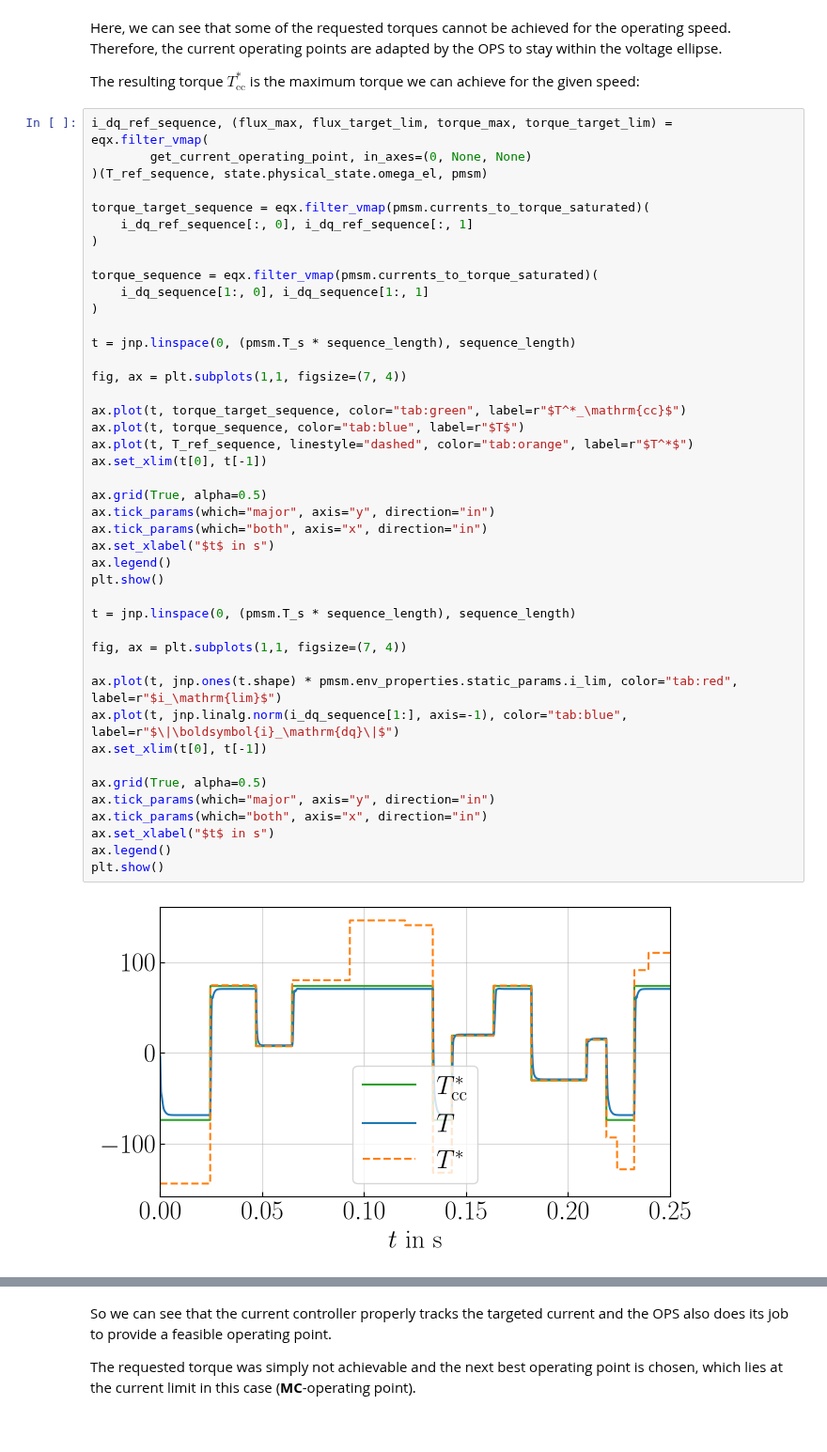
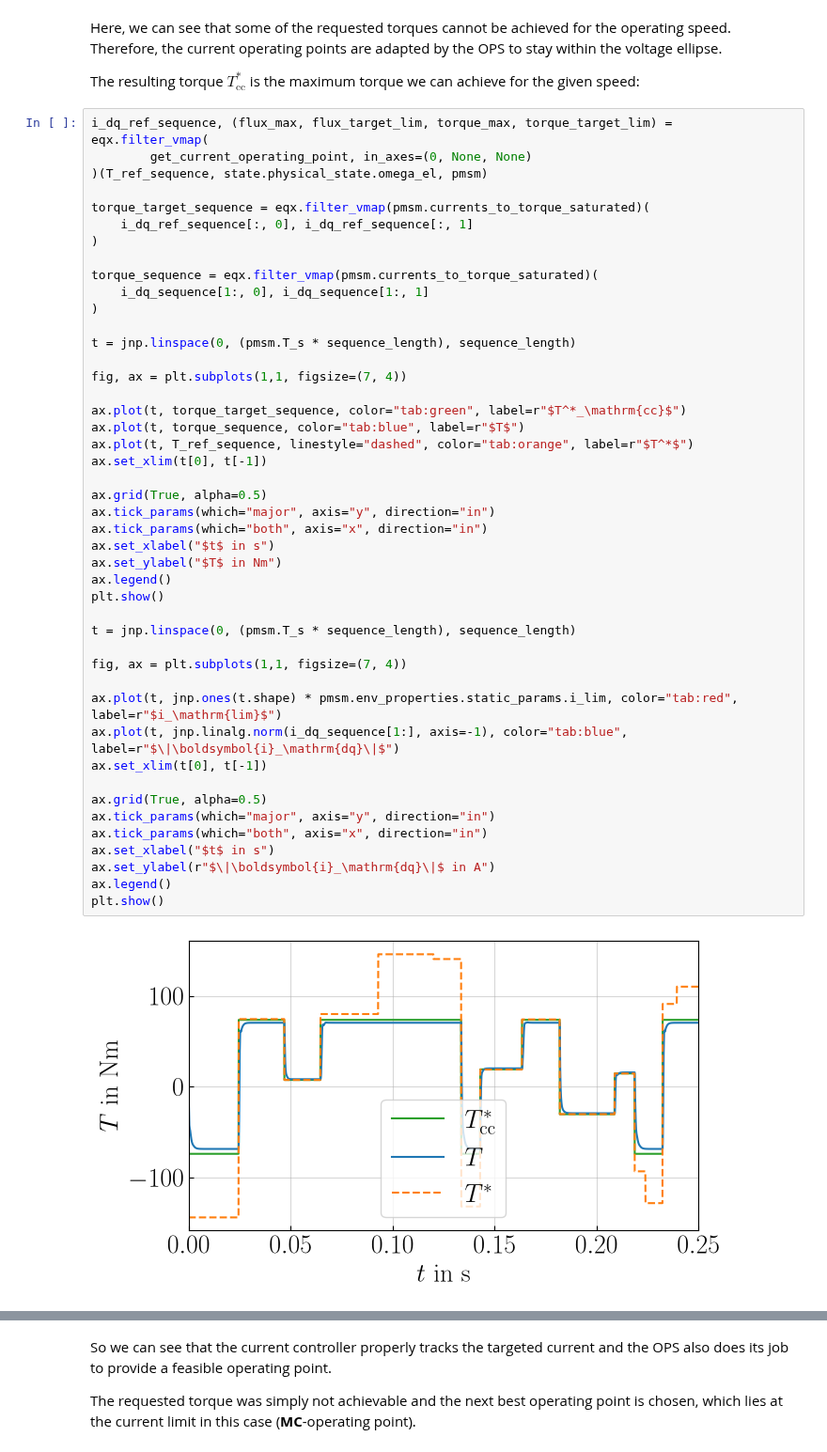
Before and after one commit to IAS-Uni-Siegen/CTPD_course, a Jupyter notebook: interactive_notebooks/inb05/inb05-PMSM_operating_point_selection.ipynb, the cells around one changed output, grey strips where cells are left out. Shown at 94% size. Cells and saved outputs as stored; diff of their text form.

```diff
--- a/interactive_notebooks/inb05/inb05-PMSM_operating_point_selection.ipynb
+++ b/interactive_notebooks/inb05/inb05-PMSM_operating_point_selection.ipynb
@@ -1111,31 +1111,33 @@ t = jnp.linspace(0, (pmsm.T_s * sequence_length), sequence_length)
 
 fig, ax = plt.subplots(1,1, figsize=(7, 4))
 
 ax.plot(t, torque_target_sequence, color="tab:green", label=r"$T^*_\mathrm{cc}$")
 ax.plot(t, torque_sequence, color="tab:blue", label=r"$T$")
 ax.plot(t, T_ref_sequence, linestyle="dashed", color="tab:orange", label=r"$T^*$")
 ax.set_xlim(t[0], t[-1])
 
 ax.grid(True, alpha=0.5)
 ax.tick_params(which="major", axis="y", direction="in")
 ax.tick_params(which="both", axis="x", direction="in")
 ax.set_xlabel("$t$ in s")
+ax.set_ylabel("$T$ in Nm")
 ax.legend()
 plt.show()
 
 t = jnp.linspace(0, (pmsm.T_s * sequence_length), sequence_length)
 
 fig, ax = plt.subplots(1,1, figsize=(7, 4))
 
 ax.plot(t, jnp.ones(t.shape) * pmsm.env_properties.static_params.i_lim, color="tab:red", label=r"$i_\mathrm{lim}$")
 ax.plot(t, jnp.linalg.norm(i_dq_sequence[1:], axis=-1), color="tab:blue", label=r"$\|\boldsymbol{i}_\mathrm{dq}\|$")
 ax.set_xlim(t[0], t[-1])
 
 ax.grid(True, alpha=0.5)
 ax.tick_params(which="major", axis="y", direction="in")
 ax.tick_params(which="both", axis="x", direction="in")
 ax.set_xlabel("$t$ in s")
+ax.set_ylabel(r"$\|\boldsymbol{i}_\mathrm{dq}\|$ in A")
 ax.legend()
 plt.show()
 # %% [output]
-[figure, old version]
+[figure, new version]
```
Also changed, not shown: parts of 4 cells of this notebook.
